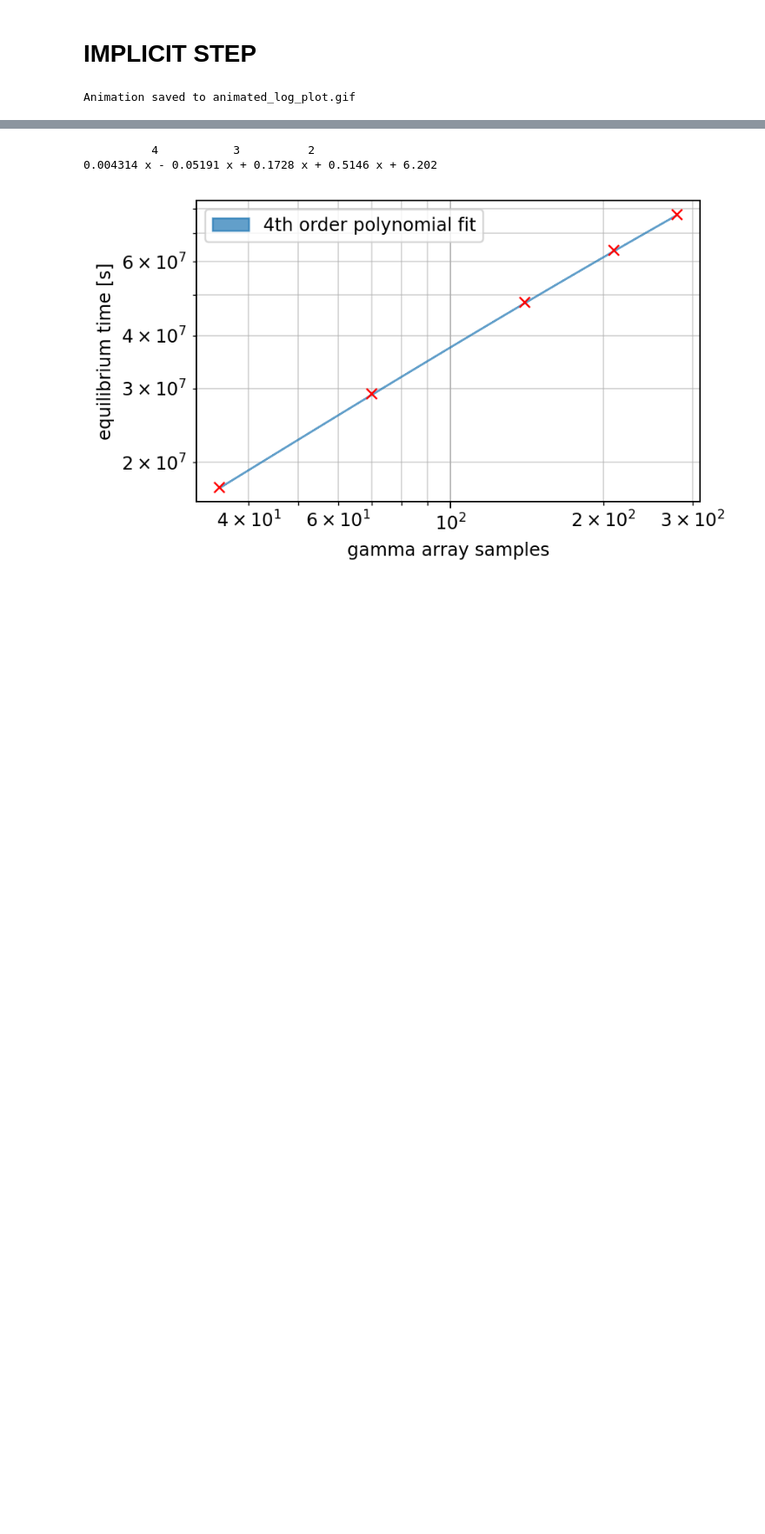
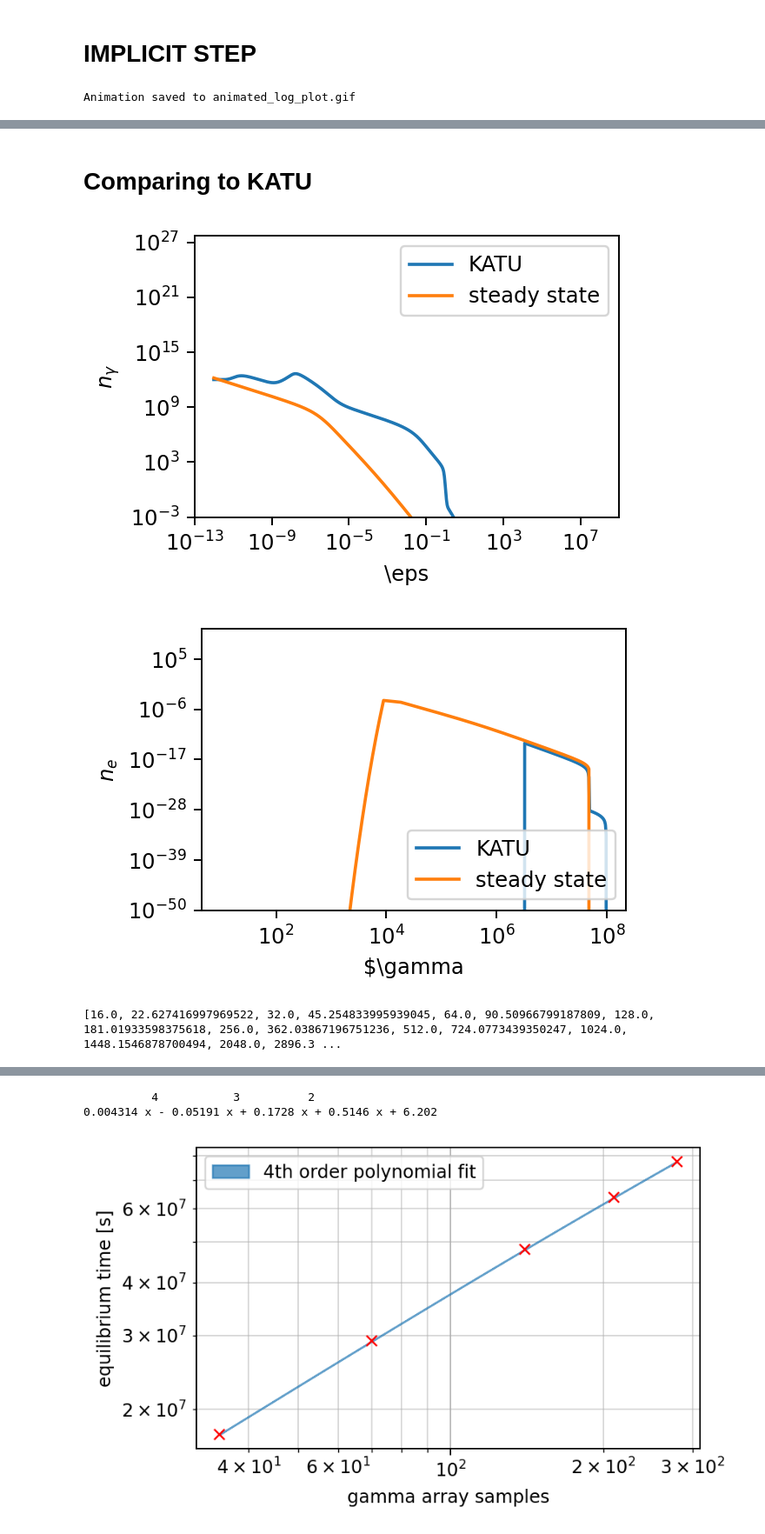
Before and after one commit to me623/Mphys_modelling, a Jupyter notebook: python_notebooks/plotting_new_file_structure.ipynb, the cells around one changed output, grey strips where cells are left out. Shown at 87% size. Drawn from its saved outputs; the diff is of its cells as text; code cells hidden in the pictures; blank space fills up the shorter version.

```diff
--- a/python_notebooks/plotting_new_file_structure.ipynb
+++ b/python_notebooks/plotting_new_file_structure.ipynb
@@ -378,0 +536,44 @@ plt.xlim(2e7, 1e16)
+# %% [markdown]
+# Comparing to KATU
+# %%
+iter = "0060"
+
+plt.figure(figsize=[3*1.2,2*1.2])
+path = r"\\wsl$\Ubuntu\home\morgan\katu\data"
+run_data = pd.read_csv(path + r"\photon_data_{}.tsv".format(iter), sep="\t")
+plt.loglog(run_data["Energy"],run_data["Population"], label="KATU")
+
+path = r"C:\Users\morga\Masters Year\Modelling\Mphys_modelling\csv_data\steady_state"
+run_data = pd.read_csv(path + r"\simulation_data.csv")
+#run_data = pd.read_csv(path + r"\runs\run_simulation_data.csv", index_col=False)
+plt.loglog(run_data["photon_eps"][1:-1], run_data["photon_n"][1:-1], label="steady state")
+plt.legend()
+plt.xlabel("\\eps")
+plt.ylabel("$n_\\gamma$")
+#plt.set_xlim(1e6)
+plt.ylim(1e-3,)
+plt.show()
+
+plt.figure(figsize=[3*1.2,2*1.2])
+path = r"\\wsl$\Ubuntu\home\morgan\katu\data"
+run_data = pd.read_csv(path + r"\lepton_data_{}.tsv".format(iter), sep="\t")
+plt.loglog(run_data["Energy"],run_data["Population"], label="KATU")
+
+path = r"C:\Users\morga\Masters Year\Modelling\Mphys_modelling\csv_data\steady_state"
+run_data = pd.read_csv(path + r"\simulation_data.csv")
+#run_data = pd.read_csv(path + r"\runs\run_simulation_data.csv", index_col=False)
+plt.loglog(run_data["gamma"][1:-1], run_data["electron_n"][1:-1], label="steady state")
+plt.legend()
+plt.xlabel("$\\gamma")
+plt.ylabel("$n_e$")
+#plt.set_xlim(1e6)
+plt.ylim(1e-50,)
+plt.show()
+# %% [output]
+[figure, added]
+[figure, added]
+# %%
+spds = [2**(n/2) for n in range(8,25)]
+print(spds)
+# %% [output]
+[16.0, 22.627416997969522, 32.0, 45.254833995939045, 64.0, 90.50966799187809, 128.0, 181.01933598375618, 256.0, 362.03867196751236, 512.0, 724.0773439350247, 1024.0, 1448.1546878700494, 2048.0, 2896.3 ...
```
Also changed, not shown: parts of 25 cells of this notebook, 6 other files.
